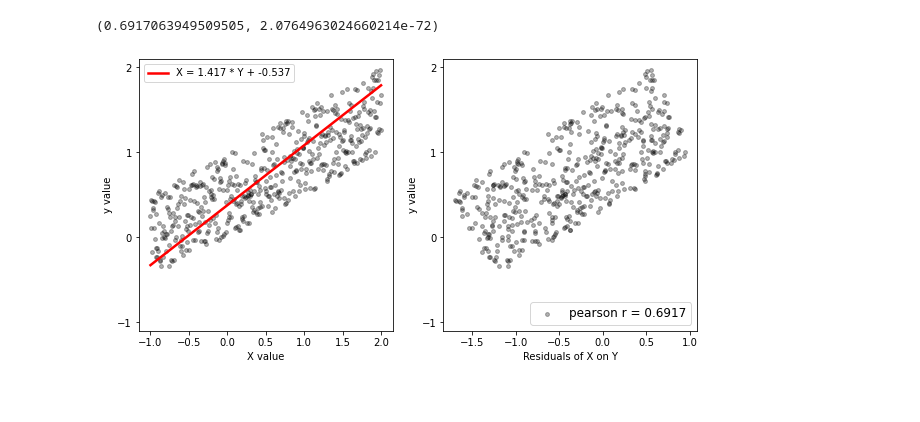
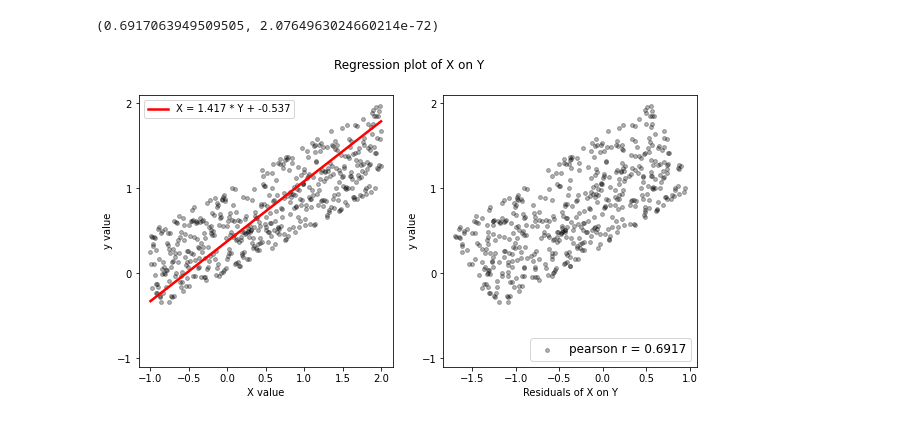
Before and after one commit to ddangchani/Supplements, a Jupyter notebook: Causal Inference/RESIT.ipynb, the cells around one changed output. Cells and saved outputs as stored; diff of their text form; code cells hidden in the pictures.

```diff
--- a/Causal Inference/RESIT.ipynb
+++ b/Causal Inference/RESIT.ipynb
@@ -114,18 +114,19 @@ pearsonr(residuals_X, Y)
 # %%
 # Plot for Reg X on Y
 
 fig, axes = plt.subplots(1,2, figsize = (10,5))
 for ax in axes:
     ax.set(ylim = (-1.1,2.1))
     ax.set_yticks(range(-1,3))
 axes[0].scatter(data.X,data.y, c = 'black', alpha=0.3, s=15)
 axes[0].plot([-1,2],[(-1-intercept_2)/beta_2,(2-intercept_2)/beta_2], c = 'red', linewidth = 2.5, label = f'X = {beta_2.round(3)} * Y + {intercept_2.round(3)}') # draw fitted line from x = -1 to x = 2(inverse-calculated)
 axes[0].set(xlabel='X value', ylabel='y value')
 axes[0].legend(loc = 'upper left')
 
 axes[1].scatter(residuals_X, data.y, c = 'black', alpha=0.3, s=15, label = f'pearson r = {r_2.round(4)}')
 axes[1].set(xlabel='Residuals of X on Y', ylabel = 'y value')
 axes[1].legend(loc = 'lower right', fontsize = 12)
+plt.suptitle("Regression plot of X on Y")
 plt.savefig('plots/RESIT_plot2.png', transparent = False, facecolor = 'white')
 # %% [output]
-[figure, old version]
+[figure, new version]
```
Also changed, not shown: 1 other file.
